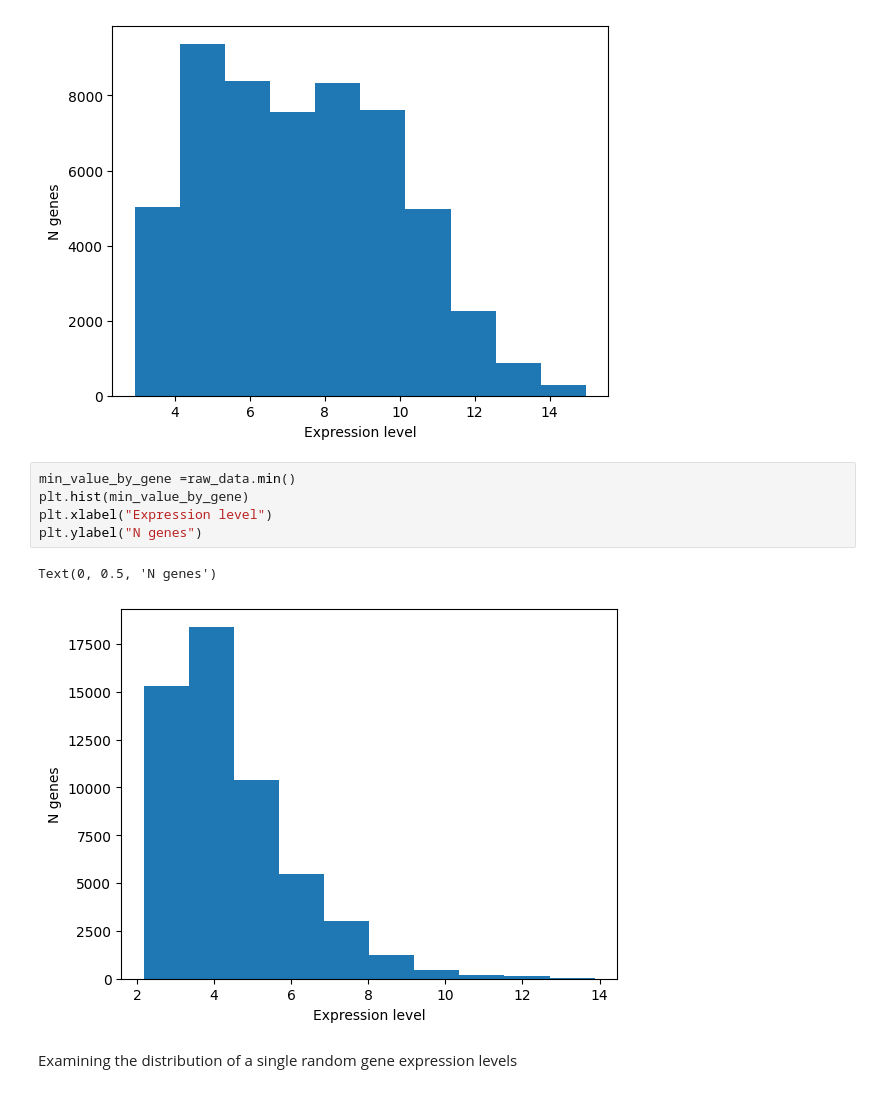
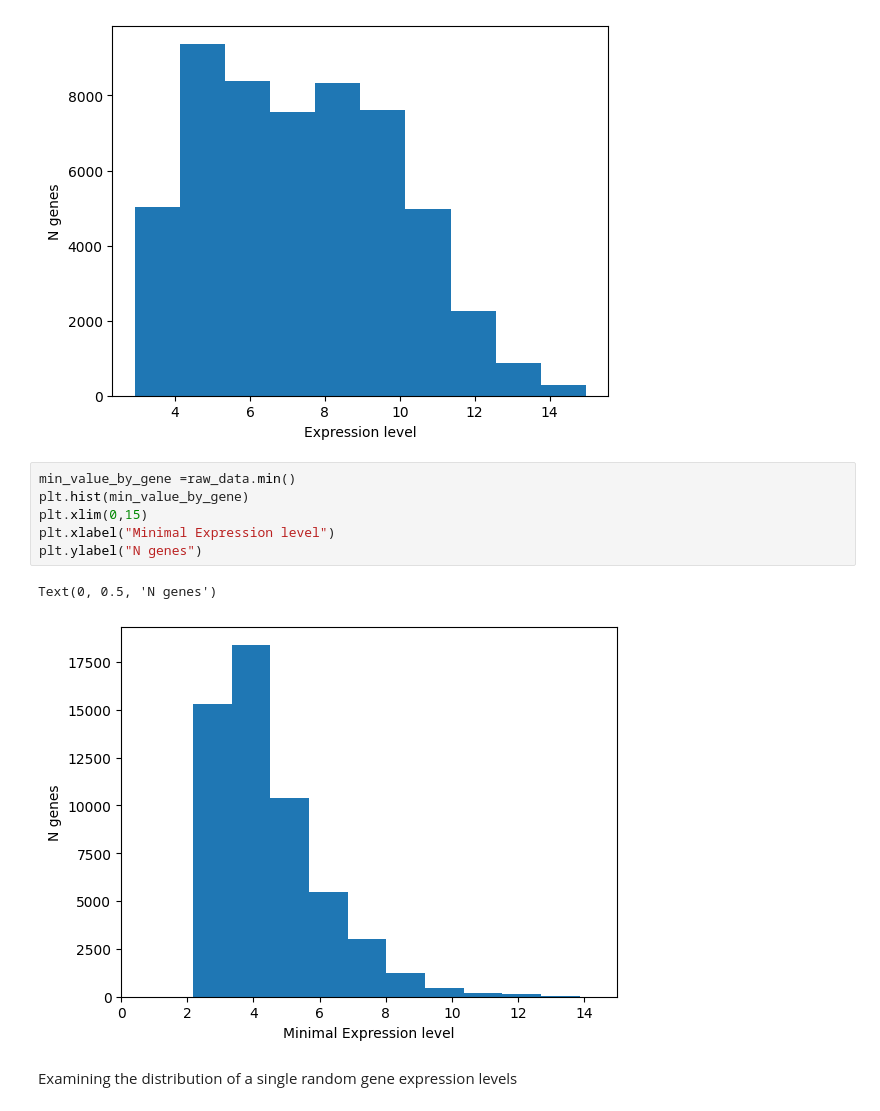
Before and after one commit to itanini/ML_project, a Jupyter notebook: data_visualization.ipynb, the cells around one changed output. Saved outputs shown, nothing was run; the diff lists cells and outputs as text.

```diff
--- a/data_visualization.ipynb
+++ b/data_visualization.ipynb
@@ -86,11 +86,12 @@ Text(0, 0.5, 'N genes')
 # %%
 min_value_by_gene =raw_data.min()
 plt.hist(min_value_by_gene)
-plt.xlabel("Expression level")
+plt.xlim(0,15)
+plt.xlabel("Minimal Expression level")
 plt.ylabel("N genes")
 # %% [output]
 Text(0, 0.5, 'N genes')
-[figure, old version]
+[figure, new version]
 # %% [markdown]
 Examining the distribution of a single random gene expression levels
 # %%
```
Also changed, not shown: parts of 1 cell of this notebook, 6 other files.
